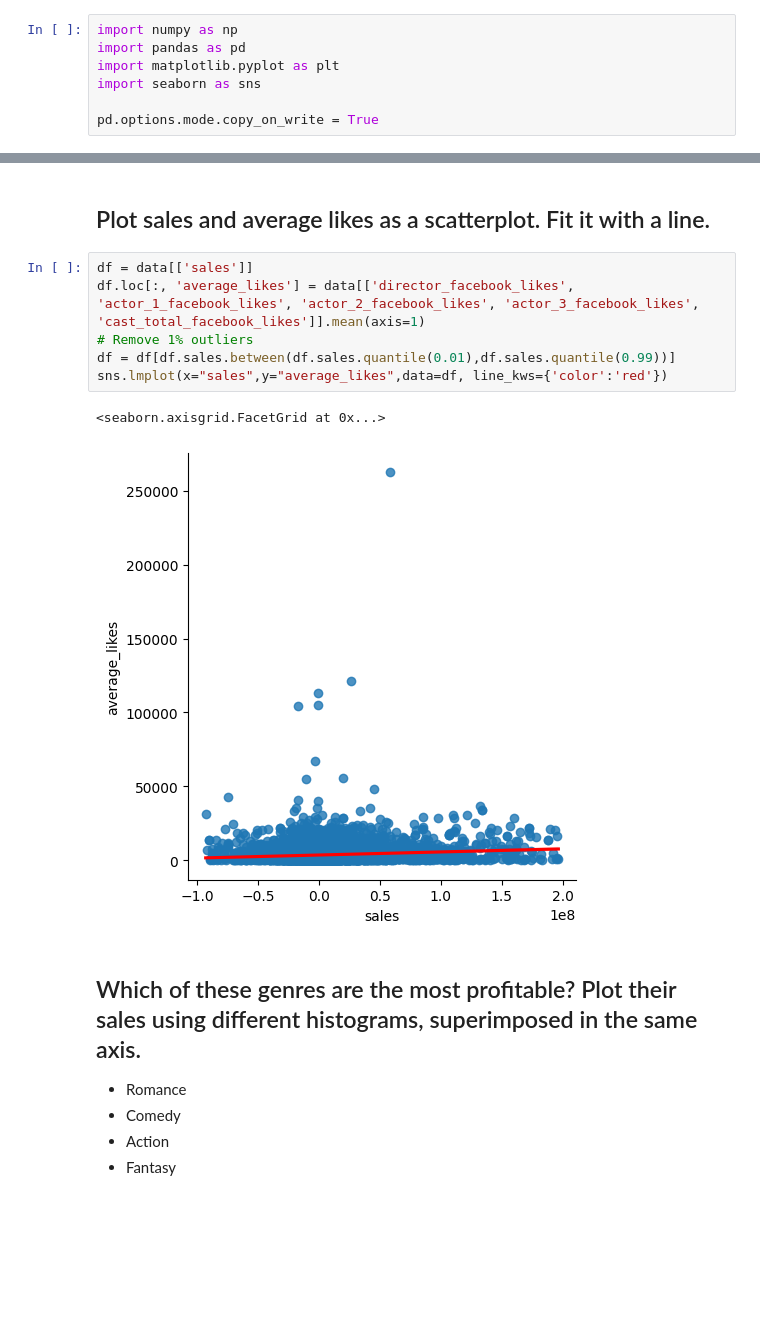
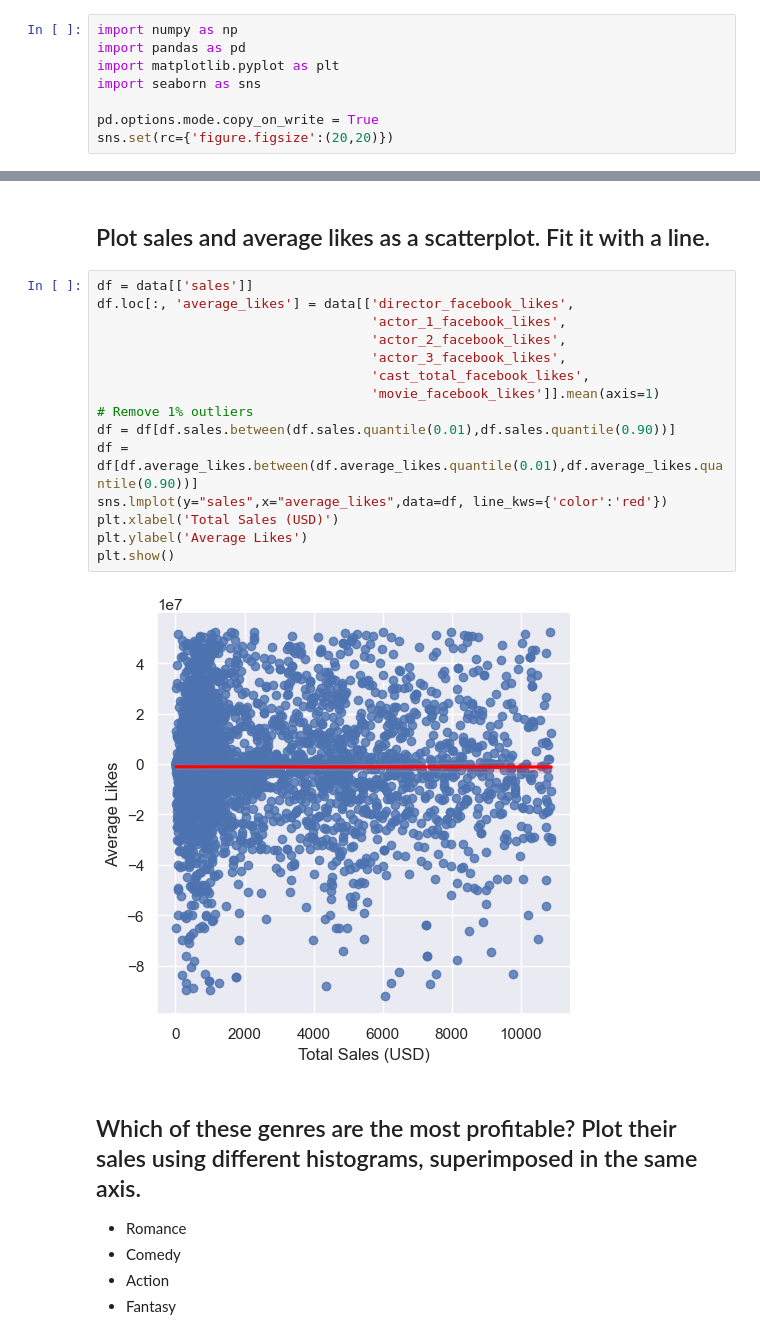
Before and after one commit to CarlJorenzGimeno/CMSC-197, a Jupyter notebook: Assignment1/[hw2].ipynb, the cells around one changed output, grey strips where cells are left out. Drawn from its saved outputs; the diff is of its cells as text; blank space fills up the shorter version.

```diff
--- a/Assignment1/[hw2].ipynb
+++ b/Assignment1/[hw2].ipynb
@@ -13,6 +13,7 @@ import matplotlib.pyplot as plt
 import seaborn as sns
 
 pd.options.mode.copy_on_write = True
+sns.set(rc={'figure.figsize':(20,20)})
 # %%
 # %matplotlib inline
 # %%
@@ -83,13 +84,21 @@ df.tolist()
 ## Plot sales and average likes as a scatterplot. Fit it with a line.
 # %%
 df = data[['sales']]
-df.loc[:, 'average_likes'] = data[['director_facebook_likes', 'actor_1_facebook_likes', 'actor_2_facebook_likes', 'actor_3_facebook_likes', 'cast_total_facebook_likes']].mean(axis=1)
+df.loc[:, 'average_likes'] = data[['director_facebook_likes',
+                                   'actor_1_facebook_likes',
+                                   'actor_2_facebook_likes',
+                                   'actor_3_facebook_likes',
+                                   'cast_total_facebook_likes',
+                                   'movie_facebook_likes']].mean(axis=1)
 # Remove 1% outliers
-df = df[df.sales.between(df.sales.quantile(0.01),df.sales.quantile(0.99))]
-sns.lmplot(x="sales",y="average_likes",data=df, line_kws={'color':'red'})
+df = df[df.sales.between(df.sales.quantile(0.01),df.sales.quantile(0.90))]
+df = df[df.average_likes.between(df.average_likes.quantile(0.01),df.average_likes.quantile(0.90))]
+sns.lmplot(y="sales",x="average_likes",data=df, line_kws={'color':'red'})
+plt.xlabel('Total Sales (USD)')
+plt.ylabel('Average Likes')
+plt.show()
 # %% [output]
-<seaborn.axisgrid.FacetGrid at 0x...>
-[figure, old version]
+[figure, new version]
 # %% [markdown]
 ## Which of these genres are the most profitable? Plot their sales using different histograms, superimposed in the same axis.
 
```
Also changed, not shown: parts of 2 cells of this notebook.
